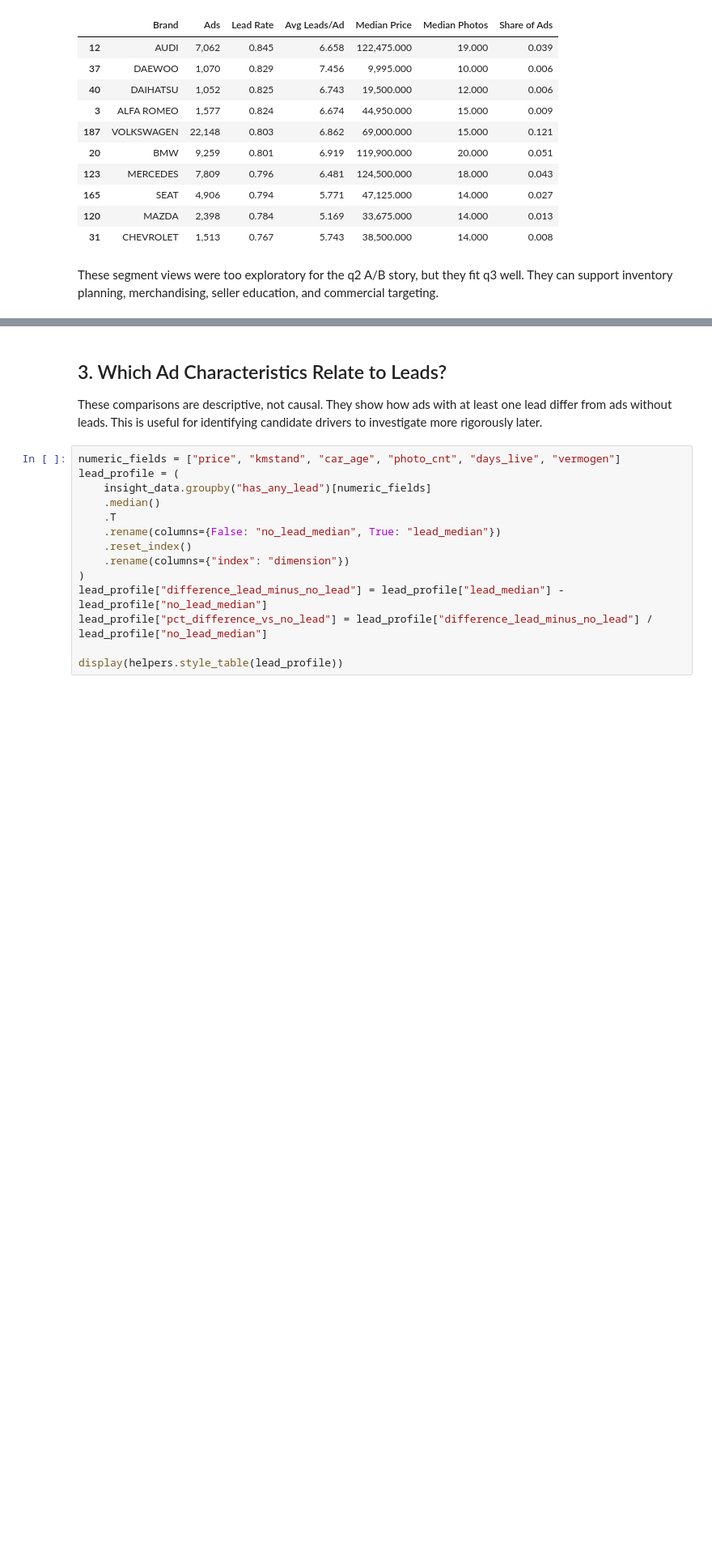
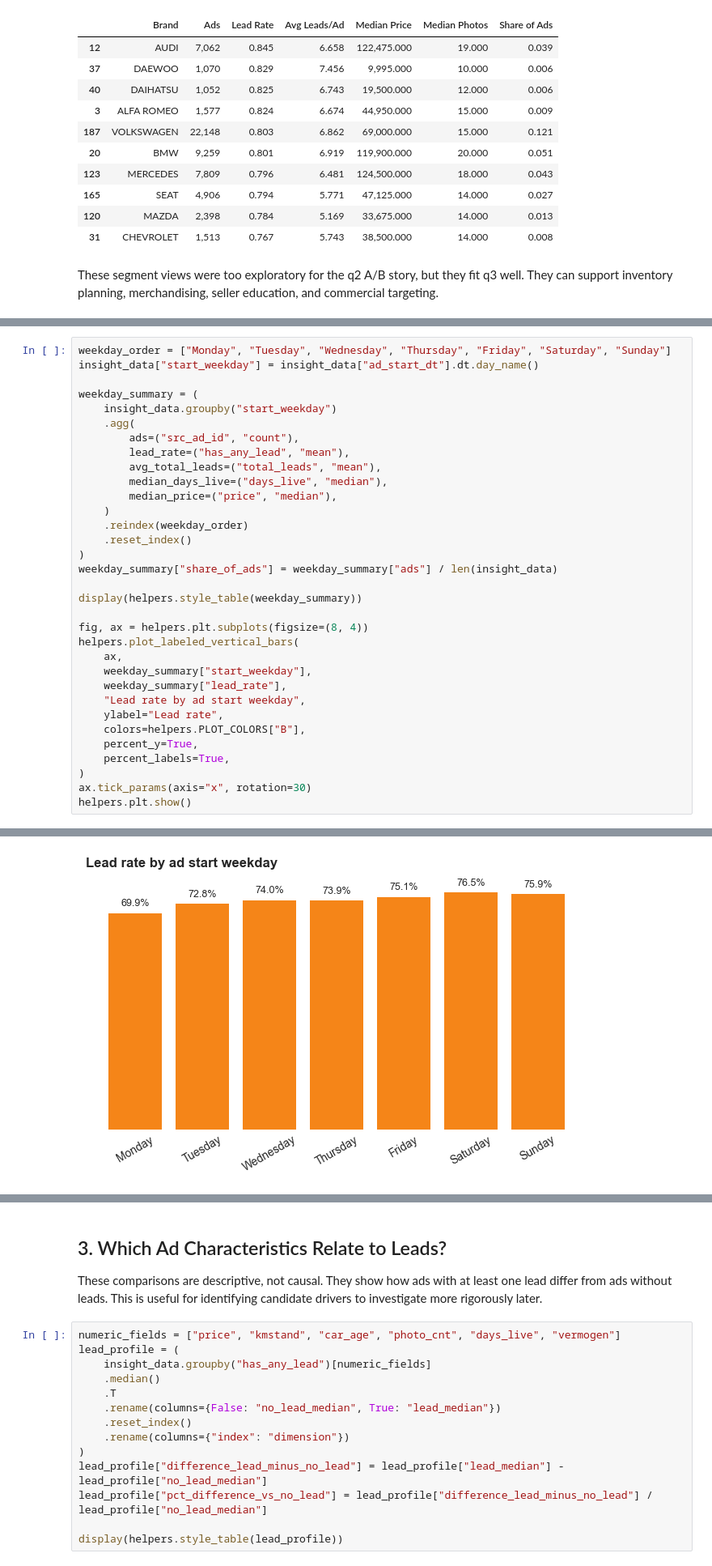
Before and after one commit to omer-t/marktplaats-assignment, a Jupyter notebook: assignments/data_analyst/q3_insights_use_cases.ipynb, the cells around one changed output, grey strips where cells are left out. Shown at 81% size. Cells and saved outputs as stored; diff of their text form; blank space fills up the shorter version.

```diff
--- a/assignments/data_analyst/q3_insights_use_cases.ipynb
+++ b/assignments/data_analyst/q3_insights_use_cases.ipynb
@@ -325,0 +373,34 @@ These segment views were too exploratory for the q2 A/B story, but they fit q3 w
+# %%
+weekday_order = ["Monday", "Tuesday", "Wednesday", "Thursday", "Friday", "Saturday", "Sunday"]
+insight_data["start_weekday"] = insight_data["ad_start_dt"].dt.day_name()
+
+weekday_summary = (
+    insight_data.groupby("start_weekday")
+    .agg(
+        ads=("src_ad_id", "count"),
+        lead_rate=("has_any_lead", "mean"),
+        avg_total_leads=("total_leads", "mean"),
+        median_days_live=("days_live", "median"),
+        median_price=("price", "median"),
+    )
+    .reindex(weekday_order)
+    .reset_index()
+)
+weekday_summary["share_of_ads"] = weekday_summary["ads"] / len(insight_data)
+
+display(helpers.style_table(weekday_summary))
+
+fig, ax = helpers.plt.subplots(figsize=(8, 4))
+helpers.plot_labeled_vertical_bars(
+    ax,
+    weekday_summary["start_weekday"],
+    weekday_summary["lead_rate"],
+    "Lead rate by ad start weekday",
+    ylabel="Lead rate",
+    colors=helpers.PLOT_COLORS["B"],
+    percent_y=True,
+    percent_labels=True,
+)
+ax.tick_params(axis="x", rotation=30)
+helpers.plt.show()
+# %% [output]
@@ -325,0 +415 @@ These segment views were too exploratory for the q2 A/B story, but they fit q3 w
+[figure, added]
```
Also changed, not shown: parts of 27 cells of this notebook, 2 other files.
